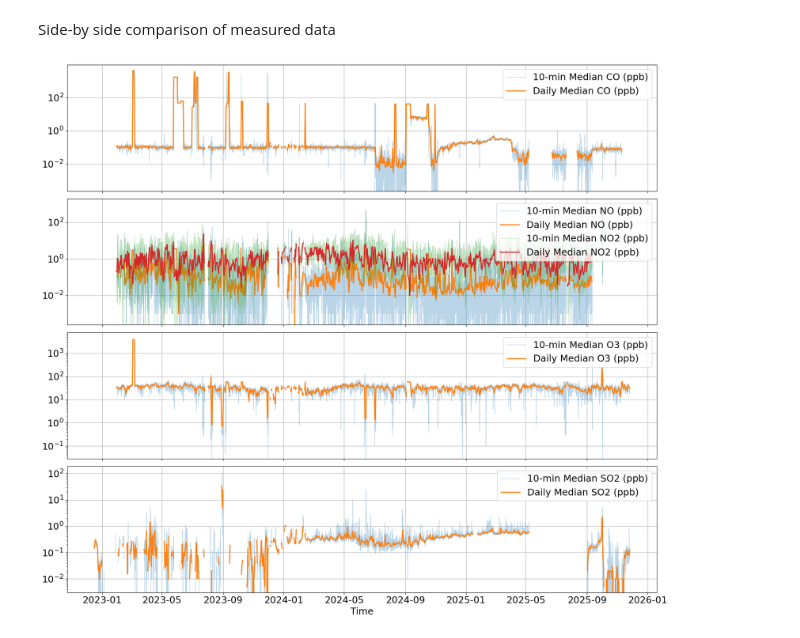
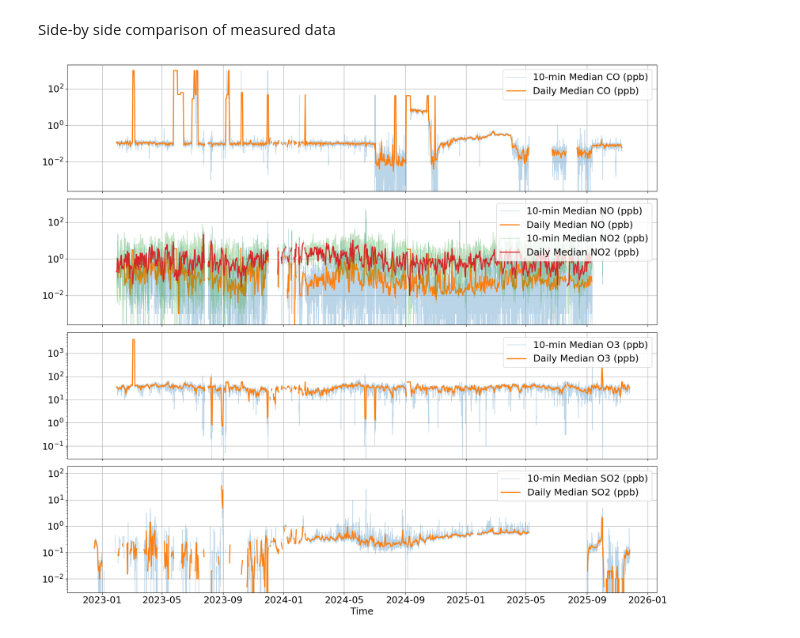
Before and after one commit to drohal3/ATMDP-003_marine, a Jupyter notebook: notebooks/trace_gasses_explore.ipynb, the cells around one changed output. Drawn from its saved outputs; the diff is of its cells as text; code cells hidden in the pictures.

```diff
--- a/notebooks/trace_gasses_explore.ipynb
+++ b/notebooks/trace_gasses_explore.ipynb
@@ -202,6 +202,11 @@ dfs = {}
 
 for file in DATA_MAP.keys():
     df = pd.read_parquet(f"{PREPROCESSED_DATA_PATH}/{file}.parquet", engine="pyarrow")
+    for col in df.columns:
+        limit_max = MEASURE_LIMITS_MAX.get(col, None)
+        if limit_max is not None:
+            df[col] = df[col].clip(upper=limit_max)
+
     dfs[file] = df
 
 dfs_daily = {key: df.resample("D").median() for key, df in dfs.items()}
@@ -224,34 +229,31 @@ for file, detail in DATA_MAP.items():
     ax_n += 1
 
     df = dfs[file]
     df_daily = dfs_daily[file]
     df_10min = dfs_10min[file]
 
     col_unit = zip(detail["columns"], detail["units"])
 
     for col, unit in col_unit:
         values = df[col]
-        limit_max = MEASURE_LIMITS_MAX.get(col, None)
-        if limit_max is not None:
-            values = values.clip(upper=limit_max)
         # ax.plot(df.index, values, label=f"{col} ({unit})", marker='o', markersize=2, linestyle='None', alpha=0.1)
         ax.plot(df_10min.index, df_10min[col],
             marker='o', markersize=0,
             linewidth=1, alpha=0.3,
             label=f"10-min Median {col} ({unit})")
         ax.plot(df_daily.index, df_daily[col],
             marker='o', markersize=0,
             linewidth=2,
             label=f"Daily Median {col} ({unit})")
     ax.set_yscale("log")
 
     ax.legend(loc="upper right", fontsize=18)
     ax.grid(True)
     ax.yaxis.set_major_locator(LogLocator(numticks=5))
     ax.tick_params(axis='both', labelsize=18)
 
 plt.xlabel("Time", fontsize=18)
 plt.tight_layout()
 plt.show()
 # %% [output]
-[figure, old version]
+[figure, new version]
```
Also changed, not shown: parts of 2 cells of this notebook, 1 other file.
